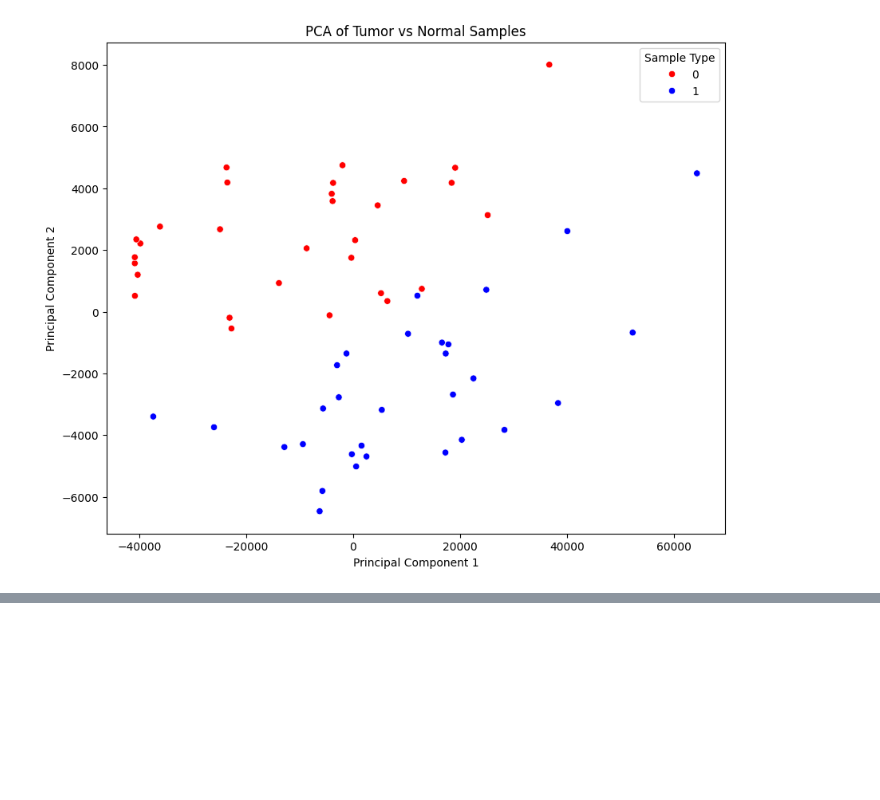
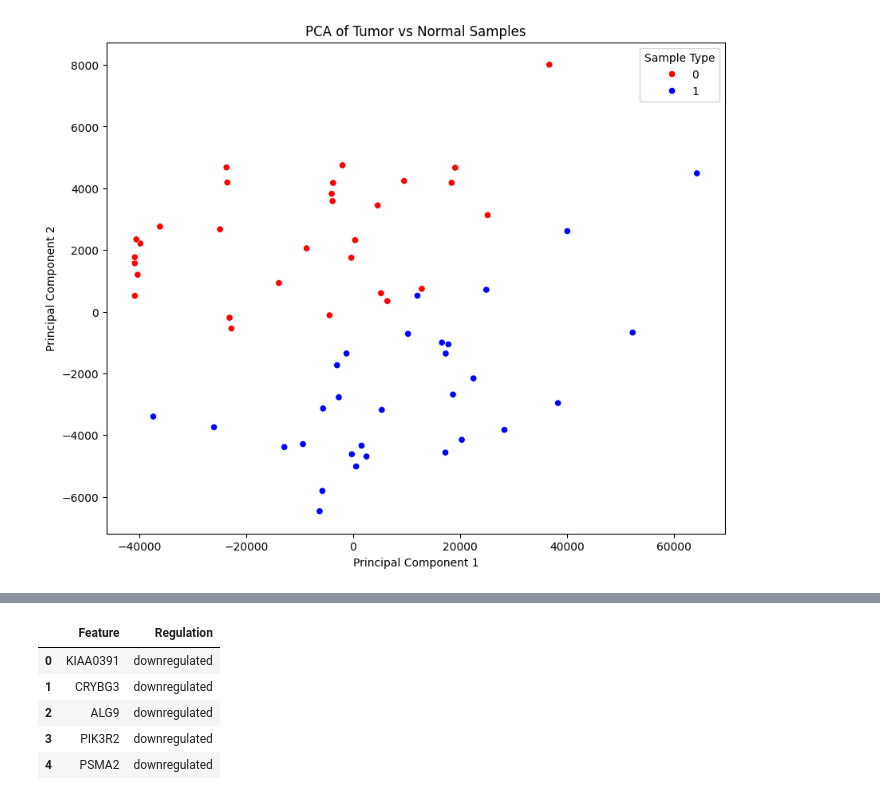
Before and after one commit to giordanoscerra/breast-cancer-classification, a Jupyter notebook: main.ipynb, the cells around one changed output, grey strips where cells are left out. Saved outputs shown, nothing was run; the diff lists cells and outputs as text; code cells hidden in the pictures; blank space fills up the shorter version.

```diff
--- a/main.ipynb
+++ b/main.ipynb
@@ -231,0 +254,77 @@ weighted avg       1.00      1.00      1.00        18
+# %%
+# Recap Random Forest results
+rf_f1_score = classification_report(y_test, y_pred, output_dict=True)['weighted avg']['f1-score']
+top_rf_features = feature_importances.nlargest(5)
+
+# Determine if the top features are upregulated or downregulated
+rf_regulation = []
+for gene in top_rf_features.index:
+    tumor_mean = tumor_samples[gene].mean()
+    normal_mean = normal_samples[gene].mean()
+
+    # Statistical significance
+    t_stat, p_value, _ = sm.stats.ttest_ind(tumor_samples[gene], normal_samples[gene])
+
+    # Fold change
+    log2_fc = np.log2(tumor_mean / normal_mean) if normal_mean != 0 else float('inf')
+
+    # Determine regulation
+    if p_value < 0.01:
+        if log2_fc > 1:
+            regulation = "upregulated"
+        elif log2_fc < -1:
+            regulation = "downregulated"
+        else:
+            regulation = "no significant change"
+    else:
+        regulation = "no significant change"
+
+    rf_regulation.append(regulation)
+
+# Create a DataFrame for Random Forest results
+rf_results = pd.DataFrame({
+    'Feature': top_rf_features.index,
+    'Regulation': rf_regulation
+})
+
+# Recap SVM results
+svm_f1_score = classification_report(y_test, y_pred_svm, output_dict=True)['weighted avg']['f1-score']
+top_svm_features = important_features.nlargest(5)
+
+# Determine if the top features are upregulated or downregulated
+svm_regulation = []
+for gene in top_svm_features.index:
+    tumor_mean = tumor_samples[gene].mean()
+    normal_mean = normal_samples[gene].mean()
+
+    # Statistical significance
+    tstat, p_value, _ = sm.stats.ttest_ind(tumor_samples[gene], normal_samples[gene])
+
+    # Fold change
+    log2_fc = np.log2(tumor_mean / normal_mean) if normal_mean != 0 else float('inf')
+
+    # Determine regulation
+    if p_value < 0.01:
+        if log2_fc > 1:
+            regulation = "upregulated"
+        elif log2_fc < -1:
+            regulation = "downregulated"
+        else:
+            regulation = "no significant change"
+    else:
+        regulation = "no significant change"
+
+    svm_regulation.append(regulation)
+
+# Create a DataFrame for SVM results
+svm_results = pd.DataFrame({
+    'Feature': top_svm_features.index,
+    'Regulation': svm_regulation
+})
+
+# Display the results
+print("Random Forest Weighted Average F1 score:")
+print(rf_f1_score)
+print("\nTop 3 Important Features (Random Forest):")
+rf_results.head()
+# %% [output]
@@ -231,0 +335,6 @@ weighted avg       1.00      1.00      1.00        18
+|  | Feature | Regulation |
+| 0 | KIAA0391 | downregulated |
+| 1 | CRYBG3 | downregulated |
+| 2 | ALG9 | downregulated |
+| 3 | PIK3R2 | downregulated |
+| 4 | PSMA2 | downregulated |
```
Also changed, not shown: parts of 17 cells of this notebook, 1 other file.
